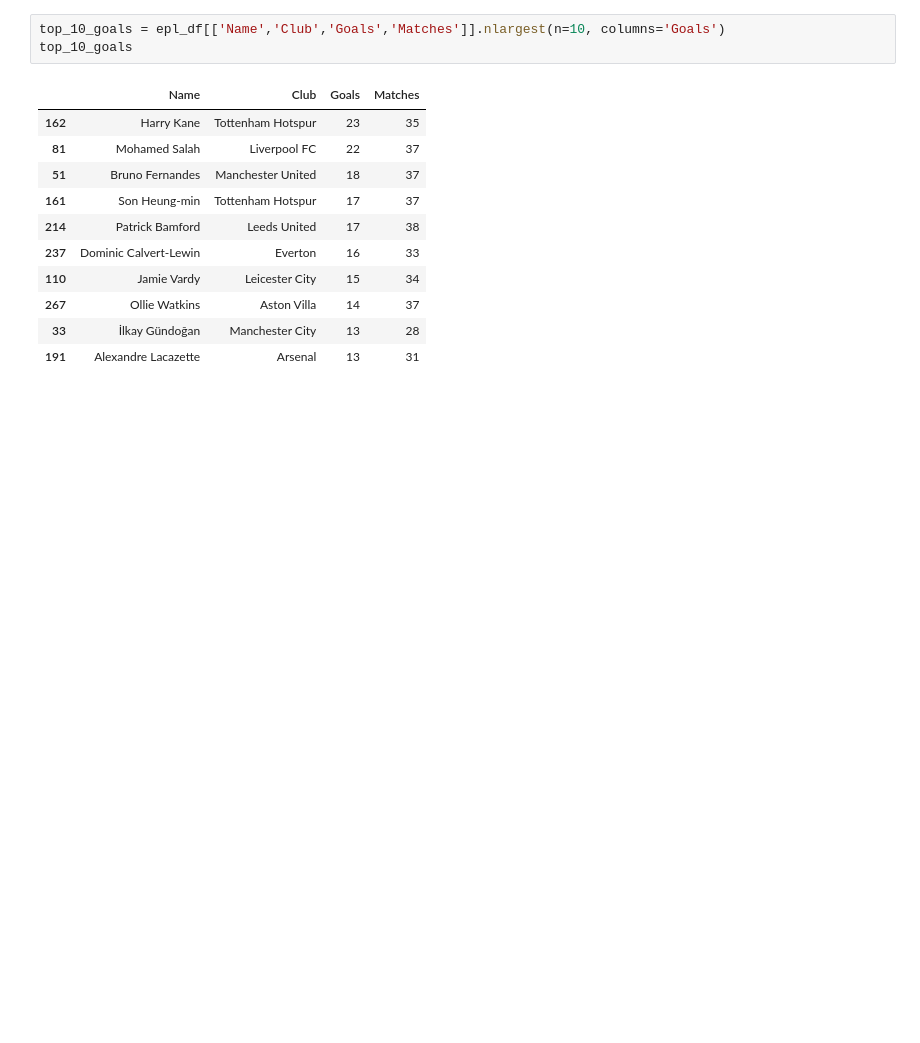
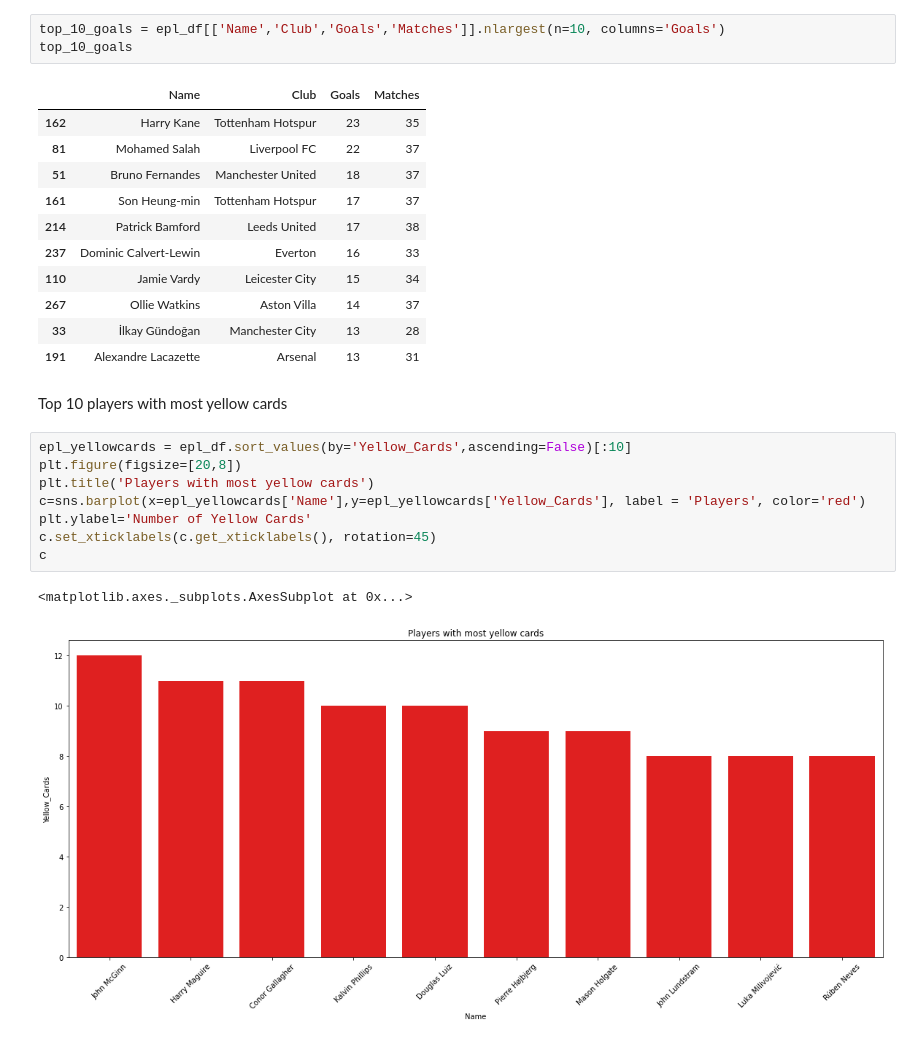
Before and after one commit to subhash-ranjan/football-dataanalysis-pg, a Jupyter notebook: EPL_2020_2021.ipynb, the cells around one changed output. Cells and saved outputs as stored; diff of their text form; blank space fills up the shorter version.

```diff
--- a/EPL_2020_2021.ipynb
+++ b/EPL_2020_2021.ipynb
@@ -174,3 +174,16 @@ top_10_goals
 | 267 | Ollie Watkins | Aston Villa | 14 | 37 |
 | 33 | İlkay Gündoğan | Manchester City | 13 | 28 |
 | 191 | Alexandre Lacazette | Arsenal | 13 | 31 |
+# %% [markdown]
+Top 10 players with most yellow cards
+# %%
+epl_yellowcards = epl_df.sort_values(by='Yellow_Cards',ascending=False)[:10]
+plt.figure(figsize=[20,8])
+plt.title('Players with most yellow cards')
+c=sns.barplot(x=epl_yellowcards['Name'],y=epl_yellowcards['Yellow_Cards'], label = 'Players', color='red')
+plt.ylabel='Number of Yellow Cards'
+c.set_xticklabels(c.get_xticklabels(), rotation=45)
+c
+# %% [output]
+<matplotlib.axes._subplots.AxesSubplot at 0x...>
+[figure, added]
```
